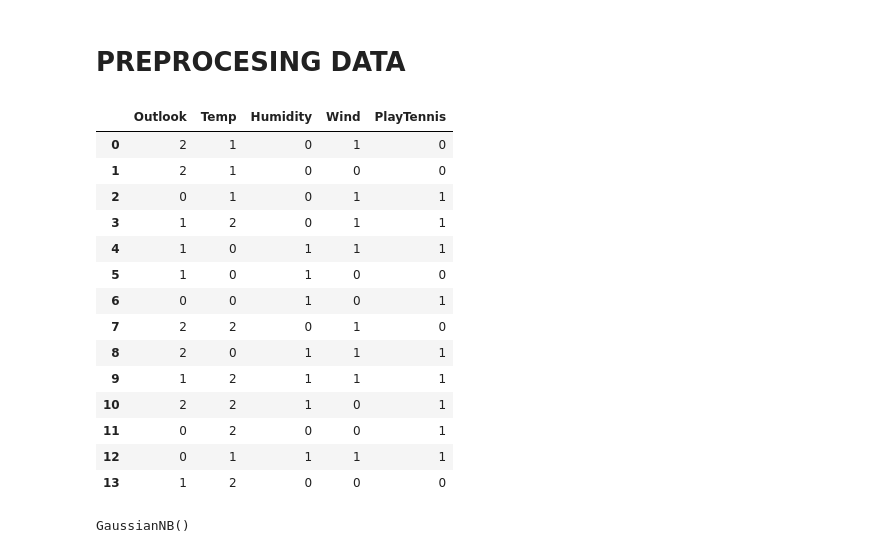
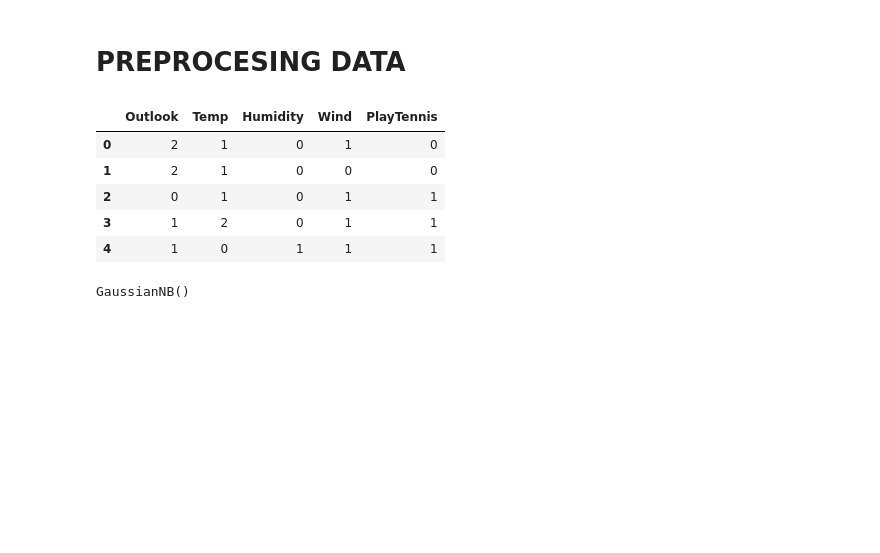
Before and after one commit to HEMANTHKUMARANNAM/ML-PROGRAMS-212CSE2304, a Jupyter notebook: 05_Naive_Bayes_Classifier/naviebayes.ipynb, the cells around one changed output. Drawn from its saved outputs; the diff is of its cells as text; code cells hidden in the pictures; blank space fills up the shorter version.

```diff
--- a/05_Naive_Bayes_Classifier/naviebayes.ipynb
+++ b/05_Naive_Bayes_Classifier/naviebayes.ipynb
@@ -33,23 +33,14 @@ data['Humidity'] = label_encoder.fit_transform(data['Humidity'])
 data['Wind'] = label_encoder.fit_transform(data['Wind'])
 data['PlayTennis'] = label_encoder.fit_transform(data['PlayTennis'])
 # %%
-data
+data.head()
 # %% [output]
 |  | Outlook | Temp | Humidity | Wind | PlayTennis |
 | 0 | 2 | 1 | 0 | 1 | 0 |
 | 1 | 2 | 1 | 0 | 0 | 0 |
 | 2 | 0 | 1 | 0 | 1 | 1 |
 | 3 | 1 | 2 | 0 | 1 | 1 |
 | 4 | 1 | 0 | 1 | 1 | 1 |
-| 5 | 1 | 0 | 1 | 0 | 0 |
-| 6 | 0 | 0 | 1 | 0 | 1 |
-| 7 | 2 | 2 | 0 | 1 | 0 |
-| 8 | 2 | 0 | 1 | 1 | 1 |
-| 9 | 1 | 2 | 1 | 1 | 1 |
-| 10 | 2 | 2 | 1 | 0 | 1 |
-| 11 | 0 | 2 | 0 | 0 | 1 |
-| 12 | 0 | 1 | 1 | 1 | 1 |
-| 13 | 1 | 2 | 0 | 0 | 0 |
 # %%
 X_train,X_test,y_train,y_test = train_test_split(data.drop('PlayTennis',axis=1),data['PlayTennis'], test_size=0.2, random_state=0)
 # %%
```
Also changed, not shown: 4 other files.
